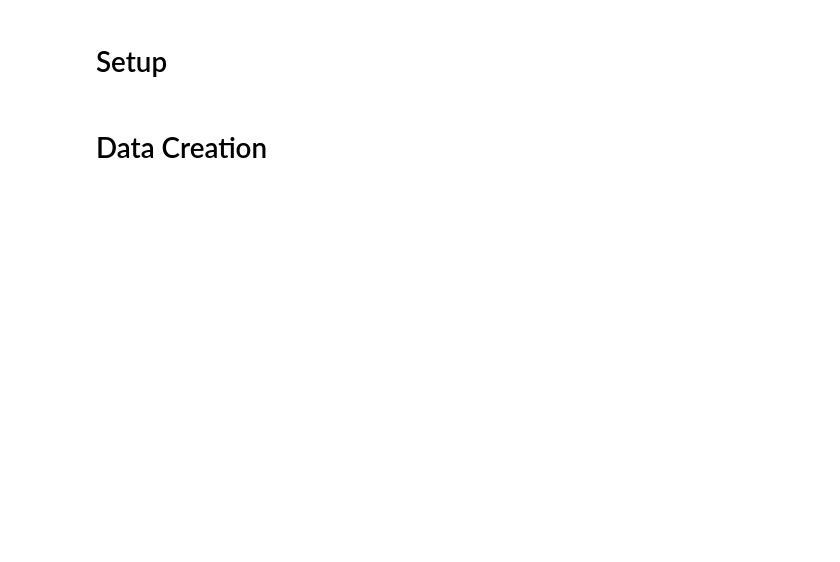
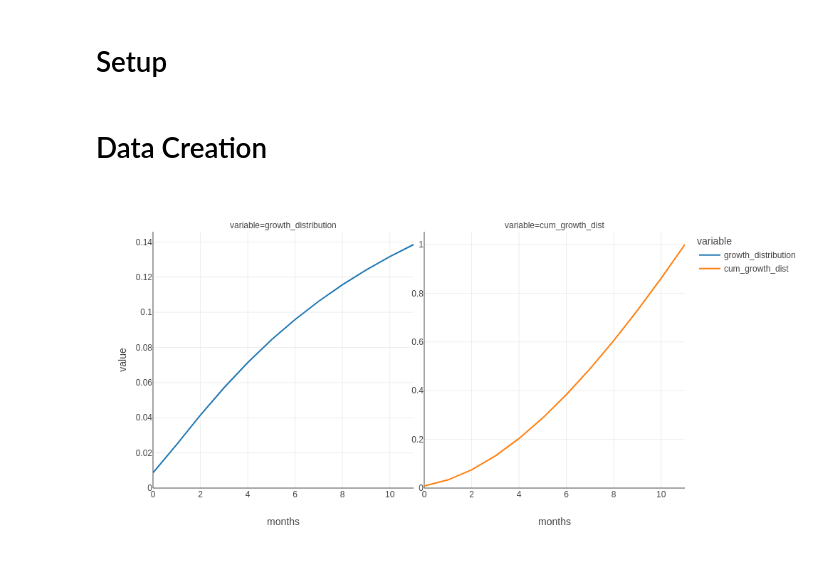
Before and after one commit to neon-belfante/Survival-Analysis, a Jupyter notebook: 00.create_data.ipynb, the cells around one changed output. Cells and saved outputs as stored; diff of their text form; code cells hidden in the pictures; blank space fills up the shorter version.

```diff
--- a/00.create_data.ipynb
+++ b/00.create_data.ipynb
@@ -564,0 +596,4 @@ class generate_sample:
+# %%
+sample_generator.plot_growth_curve(plot_as_png=True)
+# %% [output]
+[figure, added]
```
Also changed, not shown: parts of 21 cells of this notebook.
